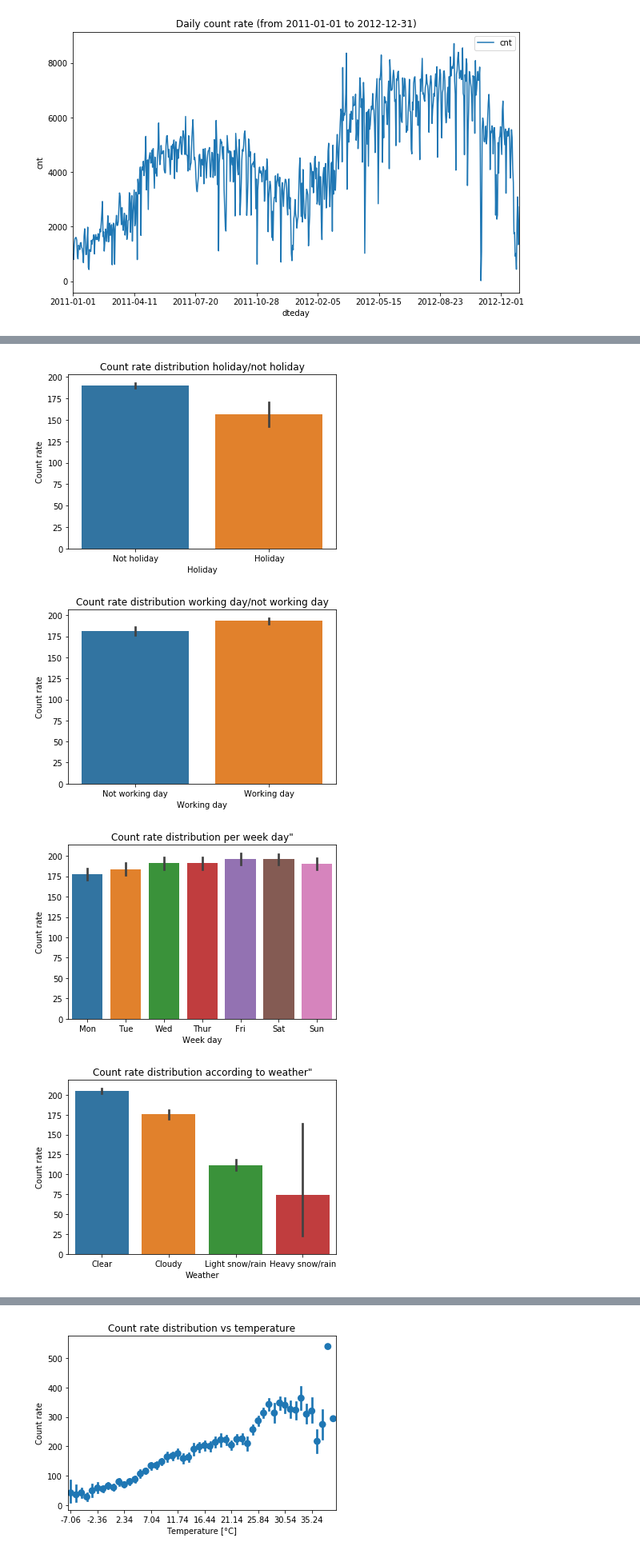
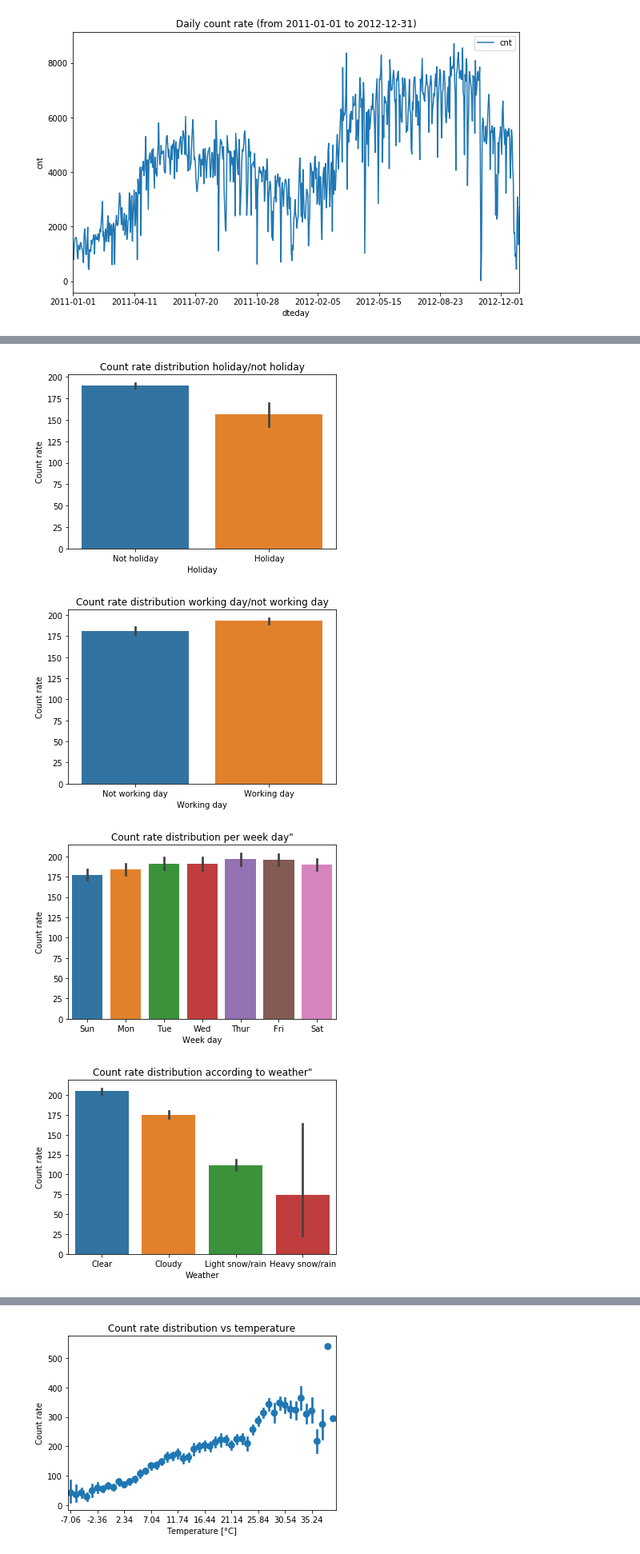
Before and after one commit to amurrone/BikeSharing, a Jupyter notebook: inspect_data.ipynb, the cells around one changed output, grey strips where cells are left out. Shown at 80% size. Saved outputs shown, nothing was run; the diff lists cells and outputs as text; code cells hidden in the pictures.

Commit message:
inspect_data.ipynb better organized

```diff
--- a/inspect_data.ipynb
+++ b/inspect_data.ipynb
@@ -110,6 +110,20 @@ plt.show()
 import seaborn as sns
 
 def barplot_cat(df, col1, col2, xlabel, ylabel, ticklabels, title):
+    """
+    Barplot for categorical variables.
+
+    Parameters:
+    ===========
+    df: pandas.DataFrame
+    col1: x axis variable.
+    col2: y axis variable.
+    xlabel: x axis label.
+    ylabel: y axis label.
+    ticklabels: list with x axis tick-mark labels.
+    title: plot title.
+    """
+
     ax = sns.barplot(data=df[[col1, col2]], x=col1, y=col2)
     if ticklabels:
         ax.set_xticklabels(ticklabels)
@@ -165,33 +179,33 @@ workingday_plot = barplot_cat(data_hourly,
                         'Working day',
                         'Count rate',
                          workingday,
                         'Count rate distribution working day/not working day')
 plt.show()
 
-weekday = ['Mon', 'Tue', 'Wed', 'Thur', 'Fri', 'Sat', 'Sun']
+weekday = ['Sun', 'Mon', 'Tue', 'Wed', 'Thur', 'Fri', 'Sat']
 weekday_plot = barplot_cat(data_hourly,
                         'weekday',
                         'cnt',
                         'Week day',
                         'Count rate',
                          weekday,
                         'Count rate distribution per week day"')
 plt.show()
 
 weather = ['Clear', 'Cloudy', 'Light snow/rain', 'Heavy snow/rain']
 weather_plot = barplot_cat(data_hourly,
                         'weathersit',
                         'cnt',
                         'Weather',
                         'Count rate',
                          weather,
                         'Count rate distribution according to weather"')
 plt.show()
 # %% [output]
 [figure]
 [figure]
 [figure]
 [figure]
 [figure]
-[figure, old version]
+[figure, new version]
 [figure]
```
Also changed, not shown: parts of 2 cells of this notebook.
